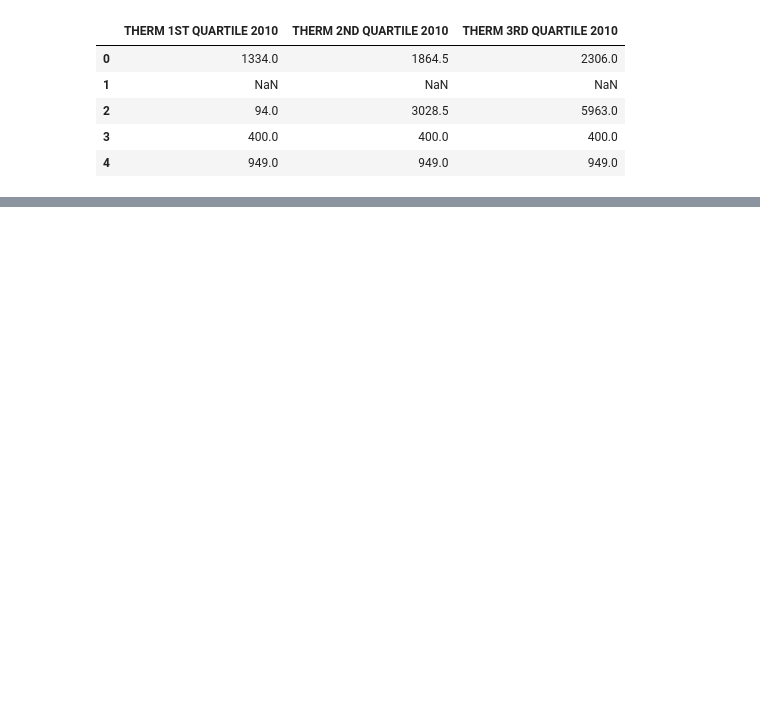
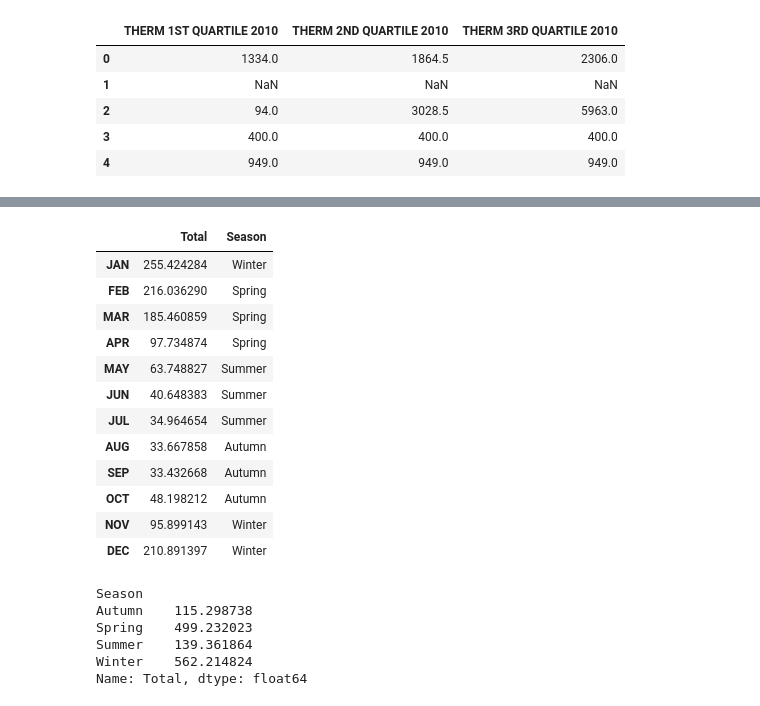
Before and after one commit to oimartin/Chicago_Energy, a Jupyter notebook: Season and Monthly Consumption.ipynb, the cells around one changed output, grey strips where cells are left out. Saved outputs shown, nothing was run; the diff lists cells and outputs as text; code cells hidden in the pictures; blank space fills up the shorter version.

```diff
--- a/Season and Monthly Consumption.ipynb
+++ b/Season and Monthly Consumption.ipynb
@@ -82,0 +53,7 @@ building_analysis_x
+# %%
+# New row with sum of all columns:
+sum_row = {col: monthly_series[col].sum()/1000000 for col in monthly_series}
+
+# Turn the sums into a DataFrame with one row with an index of 'Total':
+sum_df_months = pd.DataFrame(sum_row, index=["Total"])
+sum_df_months
@@ -82,0 +63,7 @@ building_analysis_x
+# %%
+# Renaming columns
+sum_df_months.columns = ['JAN', 'FEB','MAR','APR','MAY','JUN','JUL','AUG','SEP','OCT','NOV','DEC']
+
+# Transposing table to make each row a month
+sum_df_months = sum_df_months.T
+sum_df_months
@@ -82,0 +108,45 @@ building_analysis_x
+# %%
+# Make a copy of the data frame for seasonal usage
+seasonal_usage=sum_df_months.copy()
+# %%
+# Assign season based on Month
+def season_name (row):
+    month = sum_df_months[sum_df_months['Total'] == row['Total']].index.values[0]
+    #print(sum_df_months[sum_df_months['Total'] == row['Total']].index.values[0])
+    if ((month == 'NOV') | (month == 'DEC') | (month == 'JAN')) :
+        return 'Winter'
+    if ((month == 'FEB') | (month == 'MAR') | (month == 'APR')) :
+        return 'Spring'
+    if ((month == 'MAY') | (month == 'JUN') | (month == 'JUL')) :
+        return 'Summer'
+    if ((month == 'AUG') | (month == 'SEP') | (month == 'OCT')):
+        return 'Autumn'
+    return 'Other'
+
+seasonal_usage['Season']=seasonal_usage.apply(lambda row: season_name (row), axis=1)
+seasonal_usage
+# %% [output]
+|  | Total | Season |
+| JAN | 255.424284 | Winter |
+| FEB | 216.036290 | Spring |
+| MAR | 185.460859 | Spring |
+| APR | 97.734874 | Spring |
+| MAY | 63.748827 | Summer |
+| JUN | 40.648383 | Summer |
+| JUL | 34.964654 | Summer |
+| AUG | 33.667858 | Autumn |
+| SEP | 33.432668 | Autumn |
+| OCT | 48.198212 | Autumn |
+| NOV | 95.899143 | Winter |
+| DEC | 210.891397 | Winter |
+# %%
+# grouping totals by Season
+seasonal_usage = seasonal_usage.groupby('Season')['Total'].sum()
+seasonal_usage
+# %% [output]
+Season
+Autumn    115.298738
+Spring    499.232023
+Summer    139.361864
+Winter    562.214824
+Name: Total, dtype: float64
```
Also changed, not shown: parts of 12 cells of this notebook, 4 other files.
